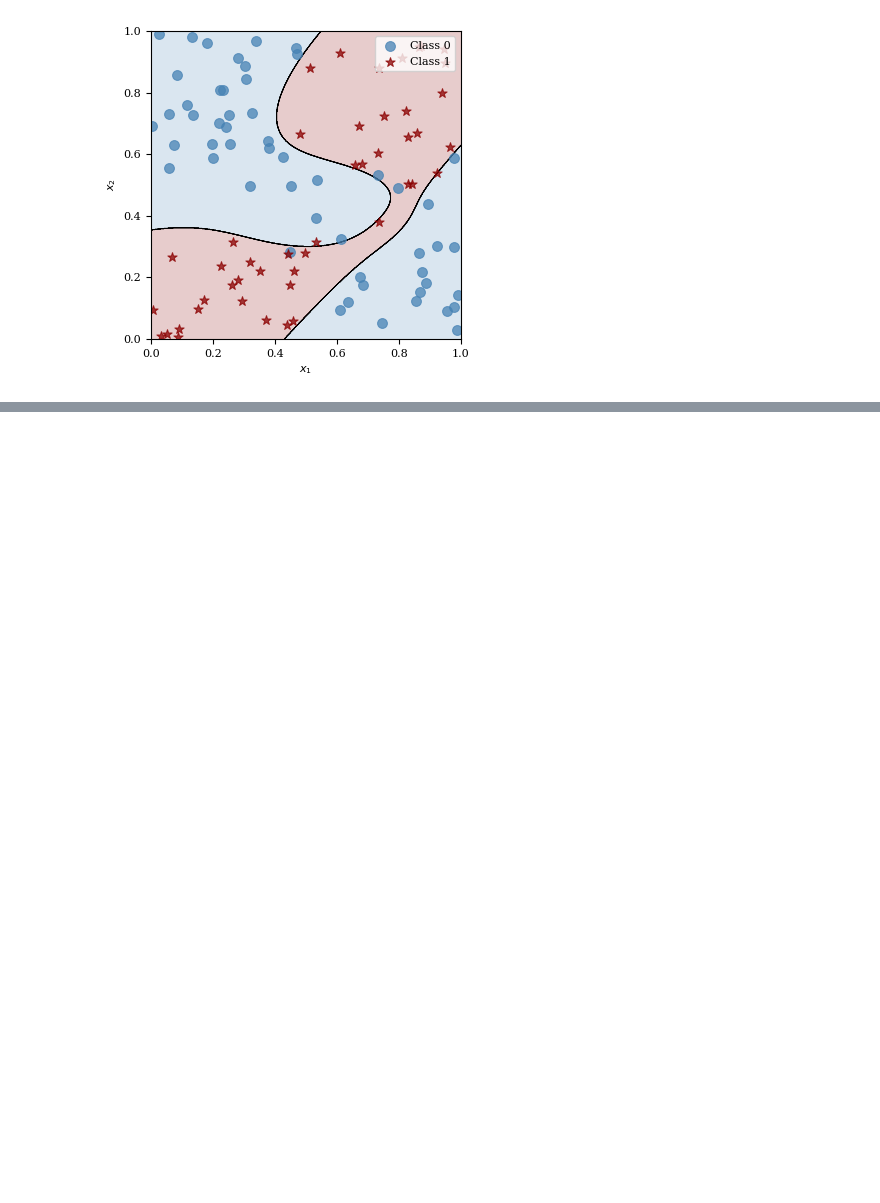
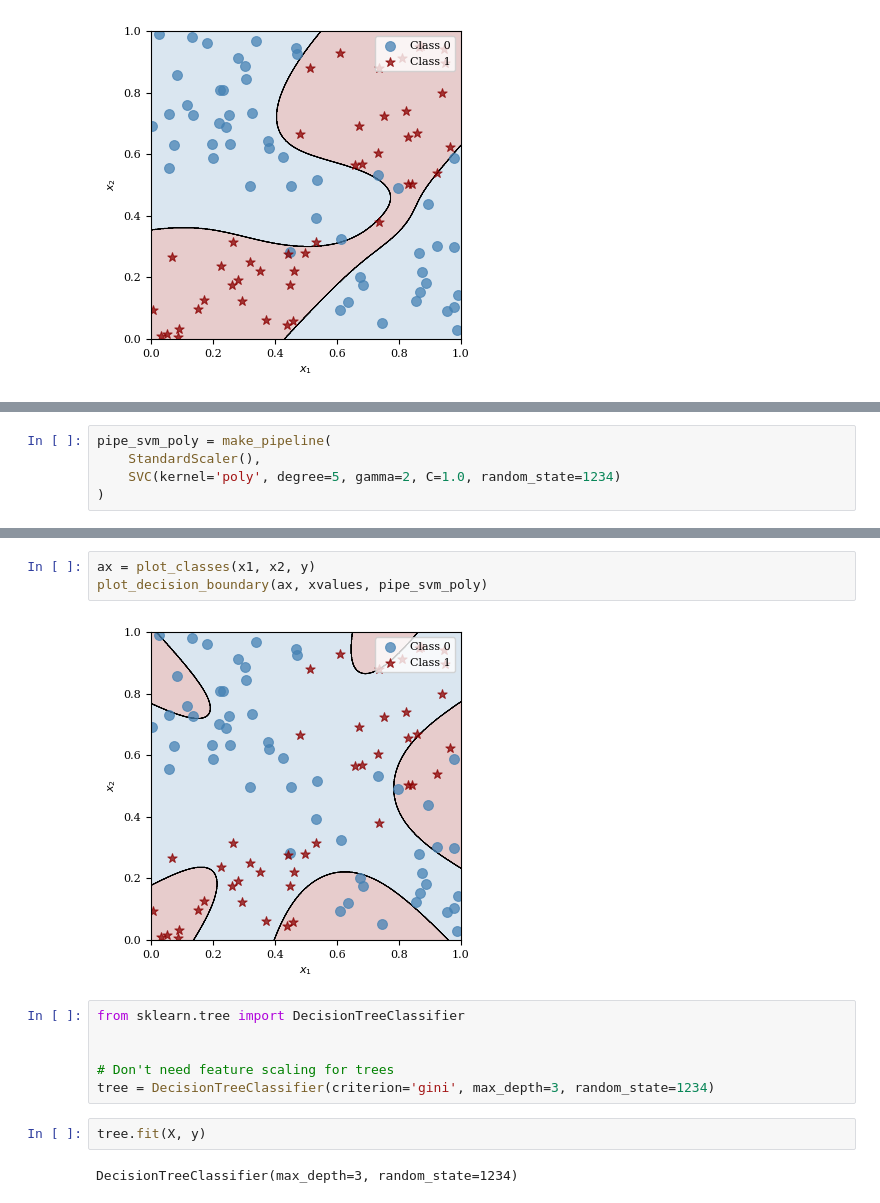
Before and after one commit to richardfoltyn/FIE463-V25, a Jupyter notebook: lectures/lecture12/lecture12.ipynb, the cells around one changed output, grey strips where cells are left out. Saved outputs shown, nothing was run; the diff lists cells and outputs as text; blank space fills up the shorter version.

```diff
--- a/lectures/lecture12/lecture12.ipynb
+++ b/lectures/lecture12/lecture12.ipynb
@@ -867,0 +956,5 @@ plot_decision_boundary(ax, xvalues, pipe)
+# %%
+pipe_svm_poly = make_pipeline(
+    StandardScaler(),
+    SVC(kernel='poly', degree=5, gamma=2, C=1.0, random_state=1234)
+)
@@ -867,0 +967,15 @@ plot_decision_boundary(ax, xvalues, pipe)
+# %%
+ax = plot_classes(x1, x2, y)
+plot_decision_boundary(ax, xvalues, pipe_svm_poly)
+# %% [output]
+[figure, added]
+# %%
+from sklearn.tree import DecisionTreeClassifier
+
+
+# Don't need feature scaling for trees
+tree = DecisionTreeClassifier(criterion='gini', max_depth=3, random_state=1234)
+# %%
+tree.fit(X, y)
+# %% [output]
+DecisionTreeClassifier(max_depth=3, random_state=1234)
```
Also changed, not shown: parts of 19 cells of this notebook.
